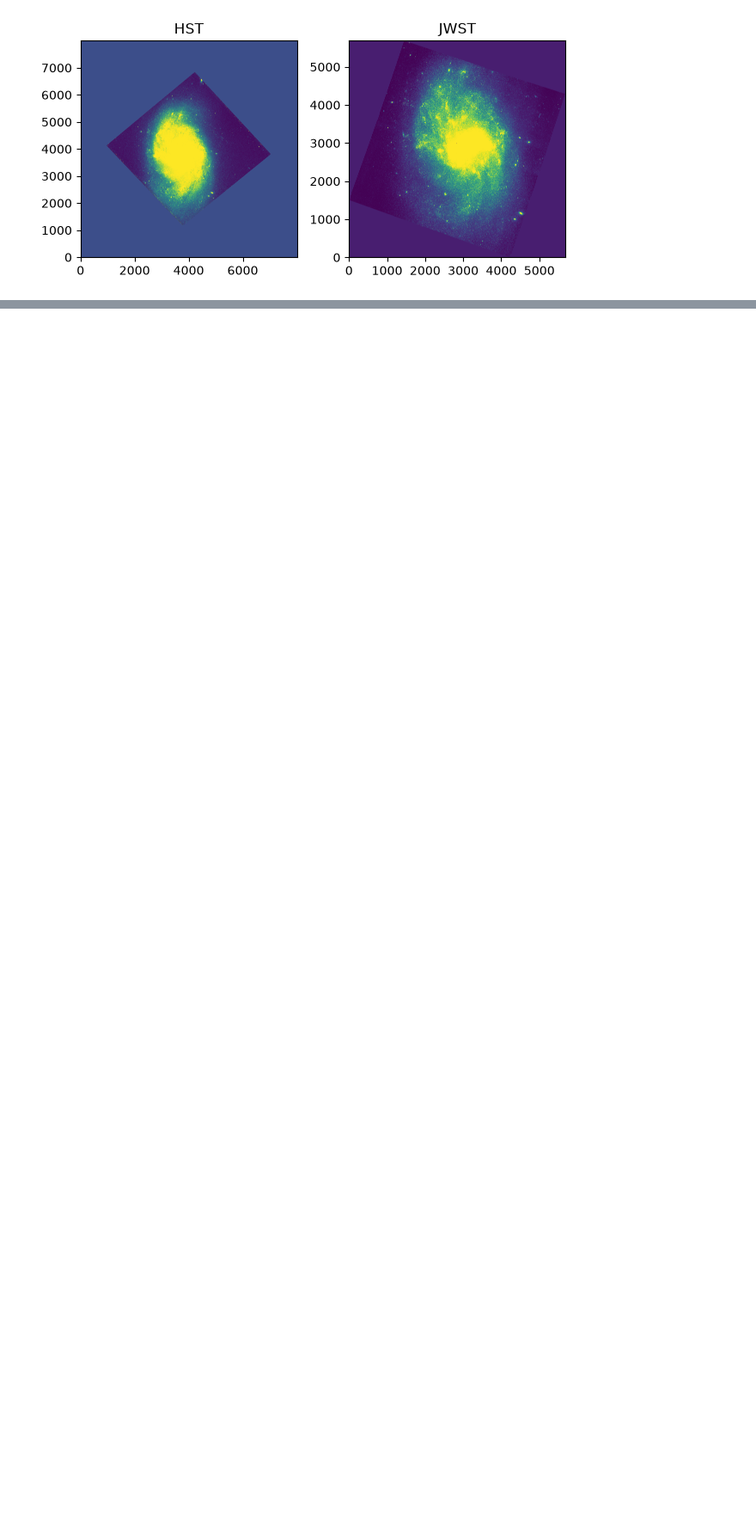
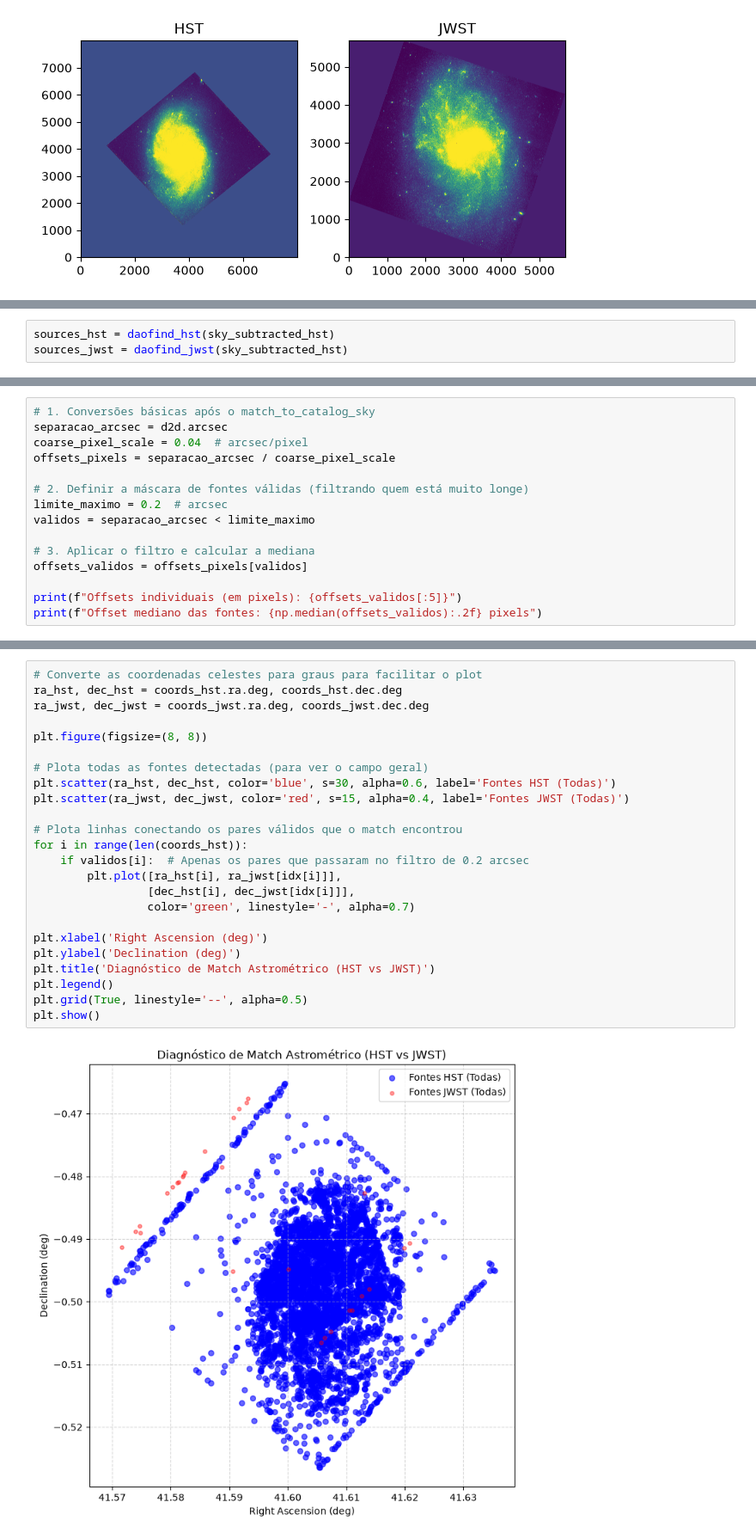
Before and after one commit to andretrovello/AsTrovello, a Jupyter notebook: src/astrovello/diagnostico_astrometria_nb.ipynb, the cells around one changed output, grey strips where cells are left out. Shown at 86% size. Drawn from its saved outputs; the diff is of its cells as text; blank space fills up the shorter version.

```diff
--- a/src/astrovello/diagnostico_astrometria_nb.ipynb
+++ b/src/astrovello/diagnostico_astrometria_nb.ipynb
@@ -46,0 +60,3 @@ for key in hst_dict:
+# %%
+sources_hst = daofind_hst(sky_subtracted_hst)
+sources_jwst = daofind_jwst(sky_subtracted_hst)
@@ -46,0 +98,15 @@ for key in hst_dict:
+# %%
+# 1. Conversões básicas após o match_to_catalog_sky
+separacao_arcsec = d2d.arcsec
+coarse_pixel_scale = 0.04  # arcsec/pixel
+offsets_pixels = separacao_arcsec / coarse_pixel_scale
+
+# 2. Definir a máscara de fontes válidas (filtrando quem está muito longe)
+limite_maximo = 0.2  # arcsec
+validos = separacao_arcsec < limite_maximo
+
+# 3. Aplicar o filtro e calcular a mediana
+offsets_validos = offsets_pixels[validos]
+
+print(f"Offsets individuais (em pixels): {offsets_validos[:5]}")
+print(f"Offset mediano das fontes: {np.median(offsets_validos):.2f} pixels")
@@ -46,0 +116,26 @@ for key in hst_dict:
+# %%
+# Converte as coordenadas celestes para graus para facilitar o plot
+ra_hst, dec_hst = coords_hst.ra.deg, coords_hst.dec.deg
+ra_jwst, dec_jwst = coords_jwst.ra.deg, coords_jwst.dec.deg
+
+plt.figure(figsize=(8, 8))
+
+# Plota todas as fontes detectadas (para ver o campo geral)
+plt.scatter(ra_hst, dec_hst, color='blue', s=30, alpha=0.6, label='Fontes HST (Todas)')
+plt.scatter(ra_jwst, dec_jwst, color='red', s=15, alpha=0.4, label='Fontes JWST (Todas)')
+
+# Plota linhas conectando os pares válidos que o match encontrou
+for i in range(len(coords_hst)):
+    if validos[i]:  # Apenas os pares que passaram no filtro de 0.2 arcsec
+        plt.plot([ra_hst[i], ra_jwst[idx[i]]],
+                 [dec_hst[i], dec_jwst[idx[i]]],
+                 color='green', linestyle='-', alpha=0.7)
+
+plt.xlabel('Right Ascension (deg)')
+plt.ylabel('Declination (deg)')
+plt.title('Diagnóstico de Match Astrométrico (HST vs JWST)')
+plt.legend()
+plt.grid(True, linestyle='--', alpha=0.5)
+plt.show()
+# %% [output]
+[figure, added]
```
Also changed, not shown: parts of 8 cells of this notebook.
